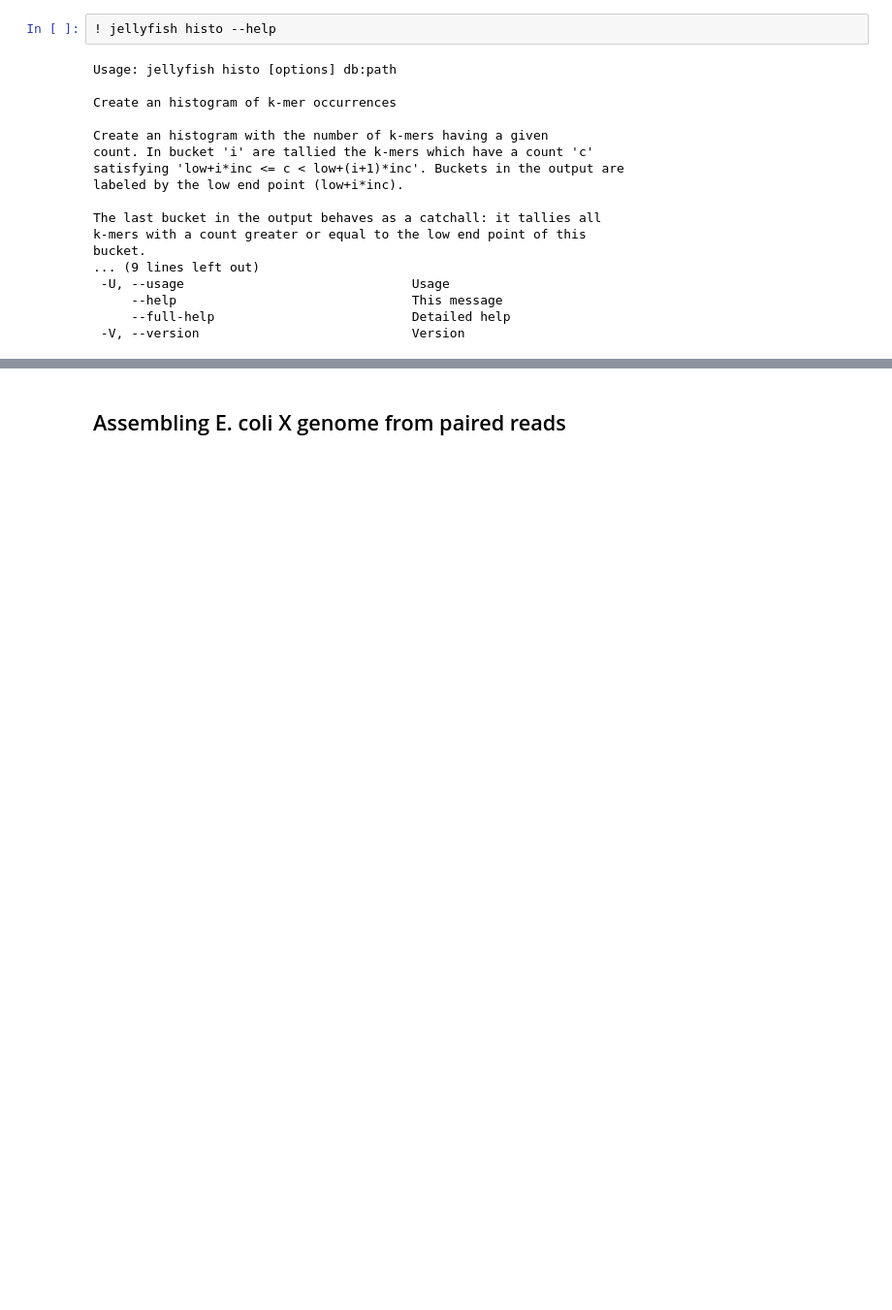
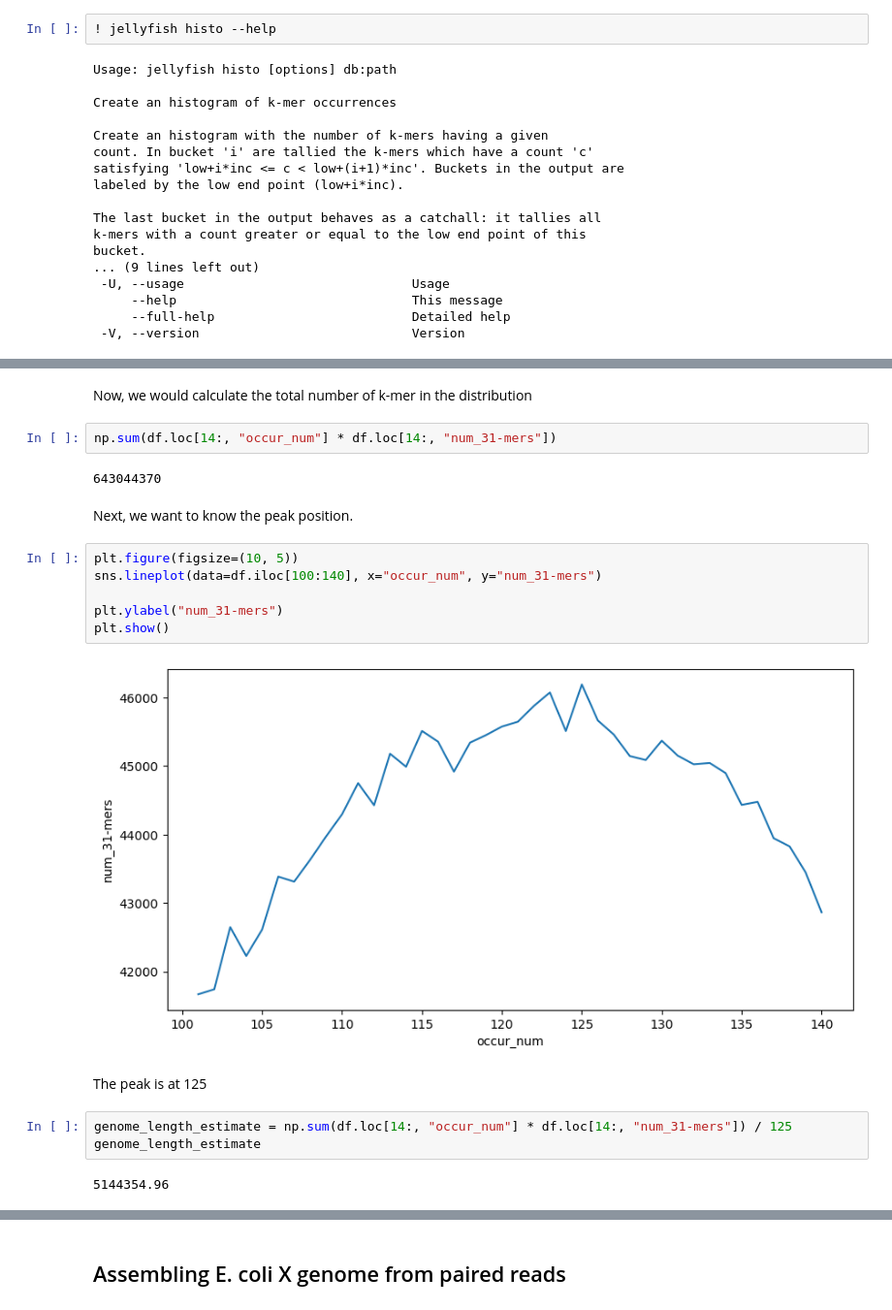
Before and after one commit to Nik9kin/workshopsBI, a Jupyter notebook: Project3/Lab_Notebook.ipynb, the cells around one changed output, grey strips where cells are left out. Shown at 97% size. Saved outputs shown, nothing was run; the diff lists cells and outputs as text; blank space fills up the shorter version.

```diff
--- a/Project3/Lab_Notebook.ipynb
+++ b/Project3/Lab_Notebook.ipynb
@@ -200,0 +202,23 @@ plt.show()
+# %% [markdown]
+Now, we would calculate the total number of k-mer in the distribution
+# %%
+np.sum(df.loc[14:, "occur_num"] * df.loc[14:, "num_31-mers"])
+# %% [output]
+643044370
+# %% [markdown]
+Next, we want to know the peak position.
+# %%
+plt.figure(figsize=(10, 5))
+sns.lineplot(data=df.iloc[100:140], x="occur_num", y="num_31-mers")
+
+plt.ylabel("num_31-mers")
+plt.show()
+# %% [output]
+[figure, added]
+# %% [markdown]
+The peak is at 125
+# %%
+genome_length_estimate = np.sum(df.loc[14:, "occur_num"] * df.loc[14:, "num_31-mers"]) / 125
+genome_length_estimate
+# %% [output]
+5144354.96
```
Also changed, not shown: parts of 20 cells of this notebook, 8 other files.
